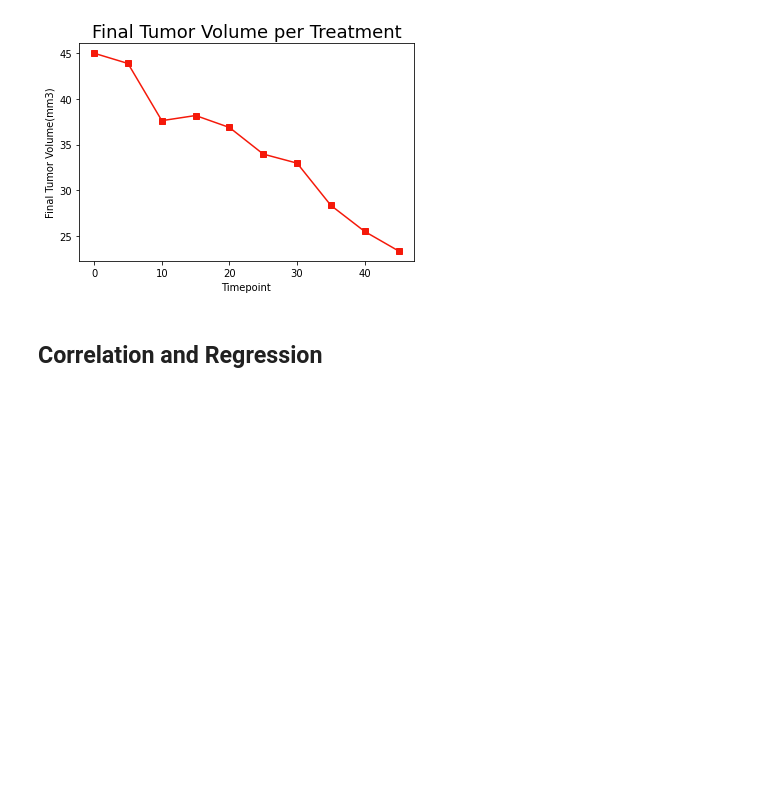
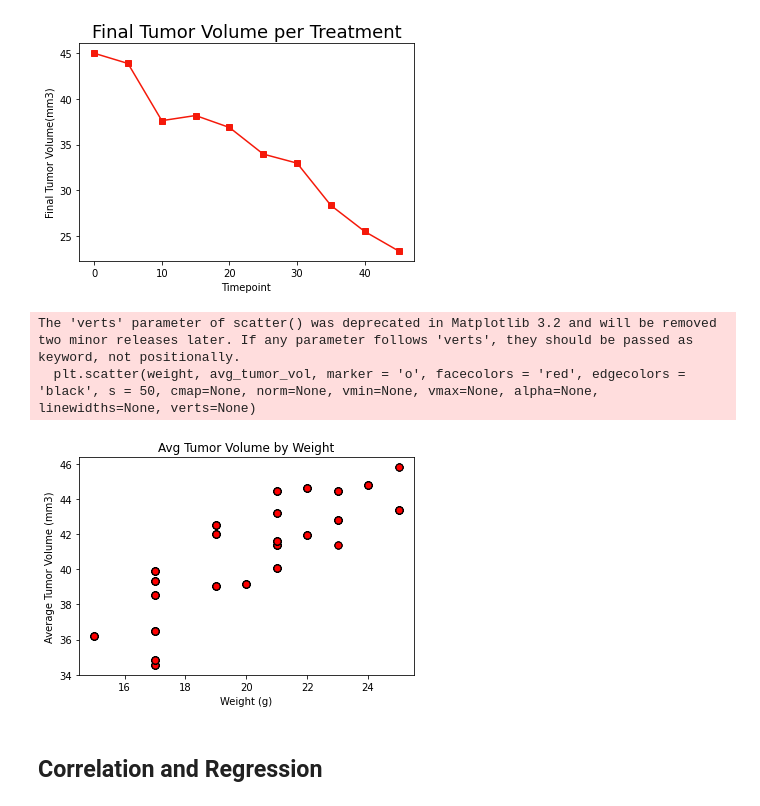
Before and after one commit to mtamrakar656/pymaceuticals, a Jupyter notebook: pymaceuticals.ipynb, the cells around one changed output. Drawn from its saved outputs; the diff is of its cells as text; code cells hidden in the pictures; blank space fills up the shorter version.

Commit message:
Added the scatter plot

```diff
--- a/pymaceuticals.ipynb
+++ b/pymaceuticals.ipynb
@@ -329,3 +327,35 @@ plt.show()
+# %%
+# Generate a scatter plot of average tumor volume vs. mouse weight for the Capomulin regimen
+
+# Create a dataframe for Capomulin regimen
+capomulin_data = mouse_study.loc[mouse_study['Drug Regimen'] == 'Capomulin']
+
+# Calculate the average tumor volume for each mouse
+avg_tumor_vol_df = pd.DataFrame(mouse_study.groupby('Mouse ID')['Tumor Volume (mm3)'].mean())
+avg_tumor_vol_df.rename(columns = {'Tumor Volume (mm3)' : 'Avg Tumor Volume'}, inplace = 'True')
+avg_tumor_vol_df
+
+# Merge this group df with the original dataframe to get the tumor volume at the last timepoint
+mouse_study_avg_tumor = pd.merge(capomulin_data, avg_tumor_vol_df, on = 'Mouse ID')
+
+# Assign values for x and y axes
+weight = mouse_study_avg_tumor['Weight (g)']
+avg_tumor_vol = mouse_study_avg_tumor['Avg Tumor Volume']
+
+# Generate scatter plot
+plt.scatter(weight, avg_tumor_vol, marker = 'o', facecolors = 'red', edgecolors = 'black', s = 50, cmap=None, norm=None, vmin=None, vmax=None, alpha=None, linewidths=None, verts=None)
+
+# Apply labels to axes and title for scatter plot
+plt.xlabel('Weight (g)')
+plt.ylabel('Average Tumor Volume (mm3)')
+plt.title('Avg Tumor Volume by Weight')
+
+# Display the scatter plot
+plt.show()
+# %% [output]
+The 'verts' parameter of scatter() was deprecated in Matplotlib 3.2 and will be removed two minor releases later. If any parameter follows 'verts', they should be passed as keyword, not positionally.
+  plt.scatter(weight, avg_tumor_vol, marker = 'o', facecolors = 'red', edgecolors = 'black', s = 50, cmap=None, norm=None, vmin=None, vmax=None, alpha=None, linewidths=None, verts=None)
+[figure, added]
 # %% [markdown]
 ## Correlation and Regression
 # %%
```
Also changed, not shown: parts of 1 cell of this notebook.
